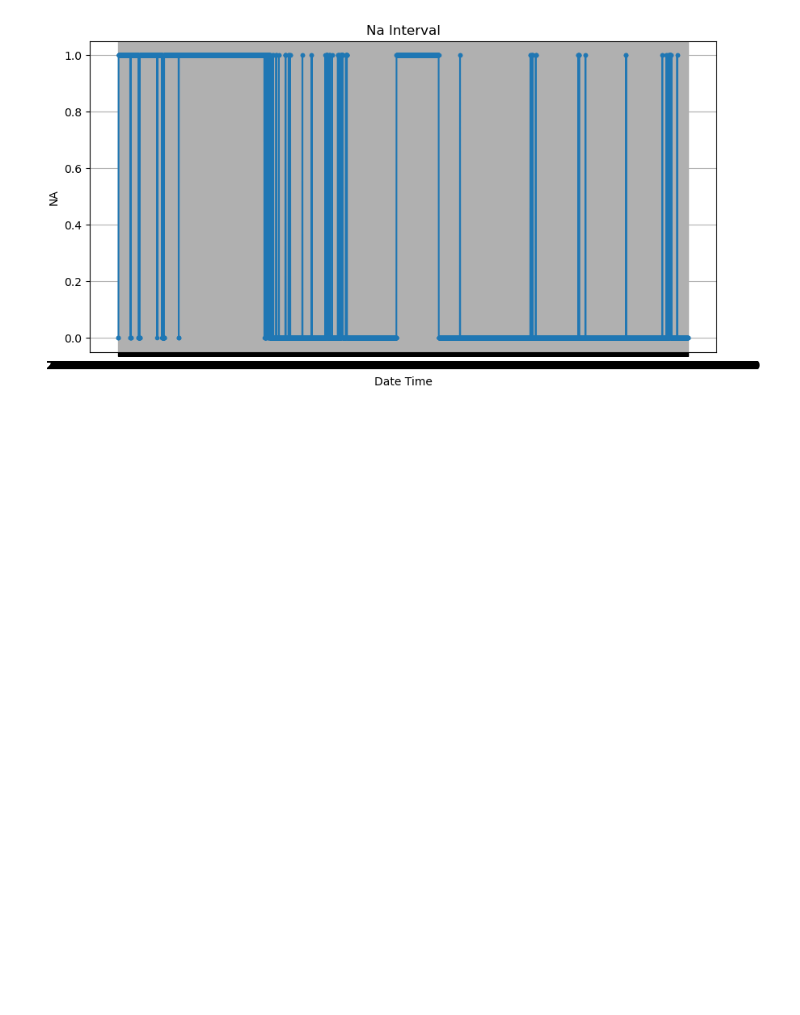
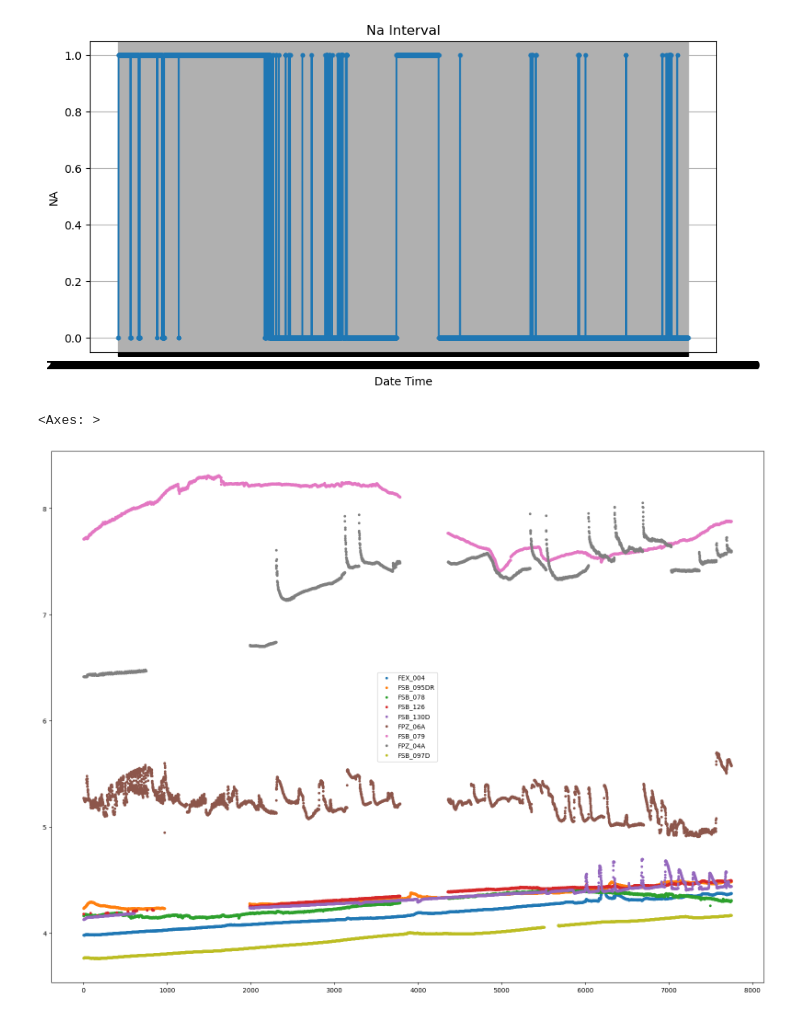
Before and after one commit to SGnawali25/DOE, a Jupyter notebook: code/ph/finding_na_start_end.ipynb, the cells around one changed output. Drawn from its saved outputs; the diff is of its cells as text; code cells hidden in the pictures; blank space fills up the shorter version.

```diff
--- a/code/ph/finding_na_start_end.ipynb
+++ b/code/ph/finding_na_start_end.ipynb
@@ -214,3 +226,9 @@ plt.grid(True)
 plt.show()
 # %% [output]
 [figure]
+# %%
+# df.set_index('dt', inplace=True)
+df.plot(style = ".", figsize = (20,15))
+# %% [output]
+<Axes: >
+[figure, added]
```
Also changed, not shown: parts of 11 cells of this notebook, 2 other files.
